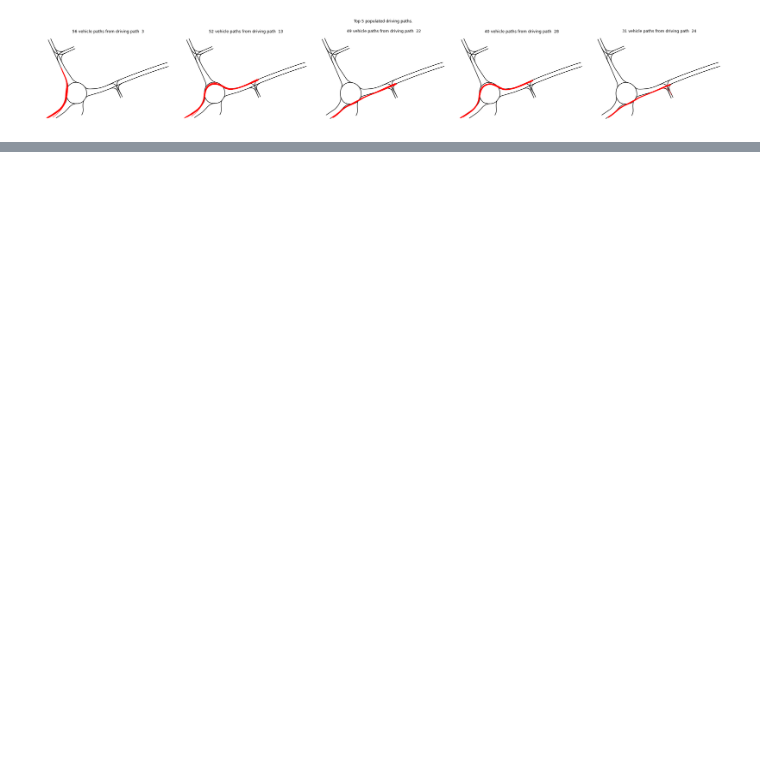
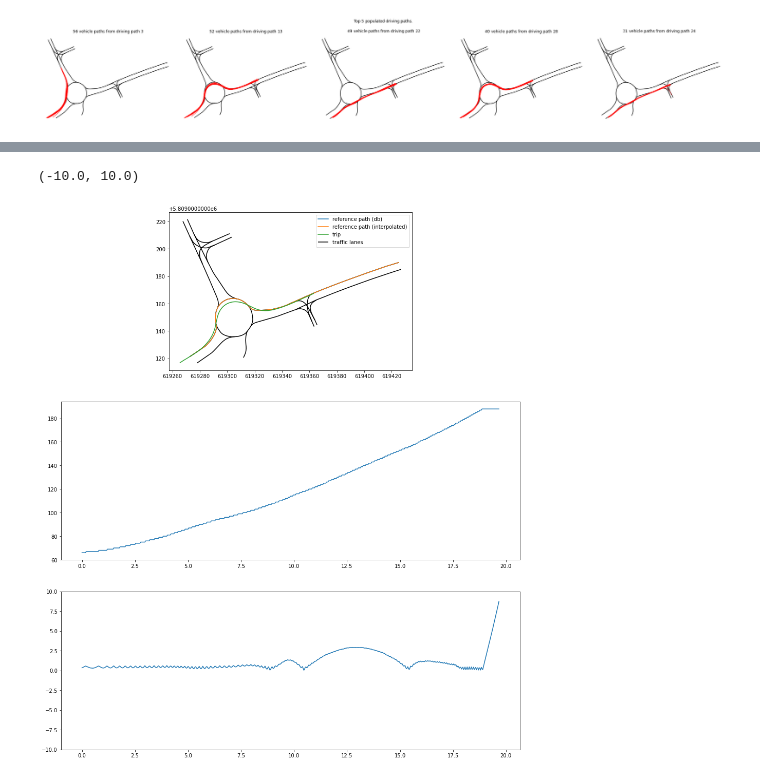
Before and after one commit to kopytjuk/opendd-analysis, a Jupyter notebook: notebooks/Distance Analysis.ipynb, the cells around one changed output, grey strips where cells are left out. Drawn from its saved outputs; the diff is of its cells as text; code cells hidden in the pictures; blank space fills up the shorter version.

Commit message:
Project single trip to Frenet coordinates

```diff
--- a/notebooks/Distance Analysis.ipynb
+++ b/notebooks/Distance Analysis.ipynb
@@ -326,8 +286,9 @@ N = 5
 
 fig, axs = plt.subplots(ncols=N, figsize=(6*N, 5))
 
+toplist_path = gdf_traces["path_id"].value_counts()
 
-for i, (path_id, cnt) in enumerate(gdf_traces["path_id"].value_counts().iloc[:N].iteritems()):
+for i, (path_id, cnt) in enumerate(toplist_path.iloc[:N].iteritems()):
 
     ax = axs[i]
     trafficlanes.plot(ax=ax, color="k", label="traffic lanes")
@@ -337,7 +298,7 @@ for i, (path_id, cnt) in enumerate(gdf_traces["path_id"].value_counts().iloc[:N]
     for i, vp in vehicle_paths.iterrows():
         ax.plot(*vp.geometry.xy, lw=1, color="r")
     ax.set_axis_off()
-    ax.set_title(f"{cnt: d} vehicle paths from driving path {path_id: d}")
+    ax.set_title(f"{cnt: d} vehicle paths from driving path {path_id:d}")
 
 fig.suptitle(f"Top {N} populated driving paths.")
 plt.tight_layout()
@@ -347,0 +361,6 @@ plt.tight_layout()
+# %%
+example_path = paths_as_linestrings[13]
+example_reference = DiscreteReferencePath.from_linestring(example_path)
+# %%
+example_trip = gdf_traces[gdf_traces["path_id"] == 13].iloc[10]
+example_trip
@@ -347,0 +375,20 @@ plt.tight_layout()
+# %%
+example_trip_frenet = example_reference.linestring_to_frenet(example_trip.geometry)
+# %%
+fig, (ax_cart, ax_frenet_lon, ax_frenet_lat) = plt.subplots(nrows=3, figsize=(16, 20))
+
+trafficlanes.plot(ax=ax_cart, color="k", label="traffic lanes")
+ax_cart.plot(*example_path.xy, label="reference path (db)")
+ax_cart.plot(*example_reference.as_linestring().xy, label="reference path (interpolated)")
+ax_cart.plot(*example_trip.geometry.xy, label="trip")
+ax_cart.legend()
+
+t_array = 1/30*np.arange(0, len(example_trip_frenet.xy[0]))
+s_array, d_array = example_trip_frenet.xy
+ax_frenet_lon.plot(t_array, s_array)
+ax_frenet_lat.plot(t_array, d_array)
+
+ax_frenet_lat.set_ylim([-10, 10])
+# %% [output]
+(-10.0, 10.0)
+[figure, added]
```
Also changed, not shown: parts of 6 cells of this notebook.
